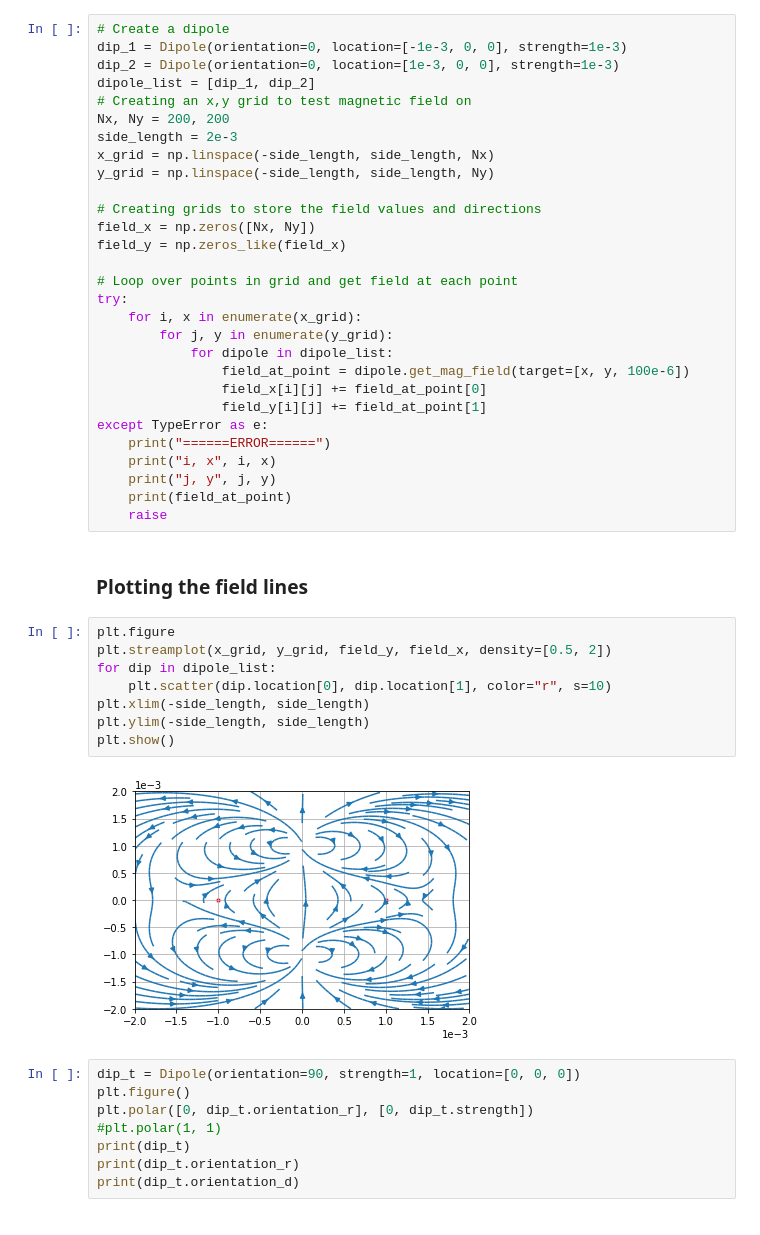
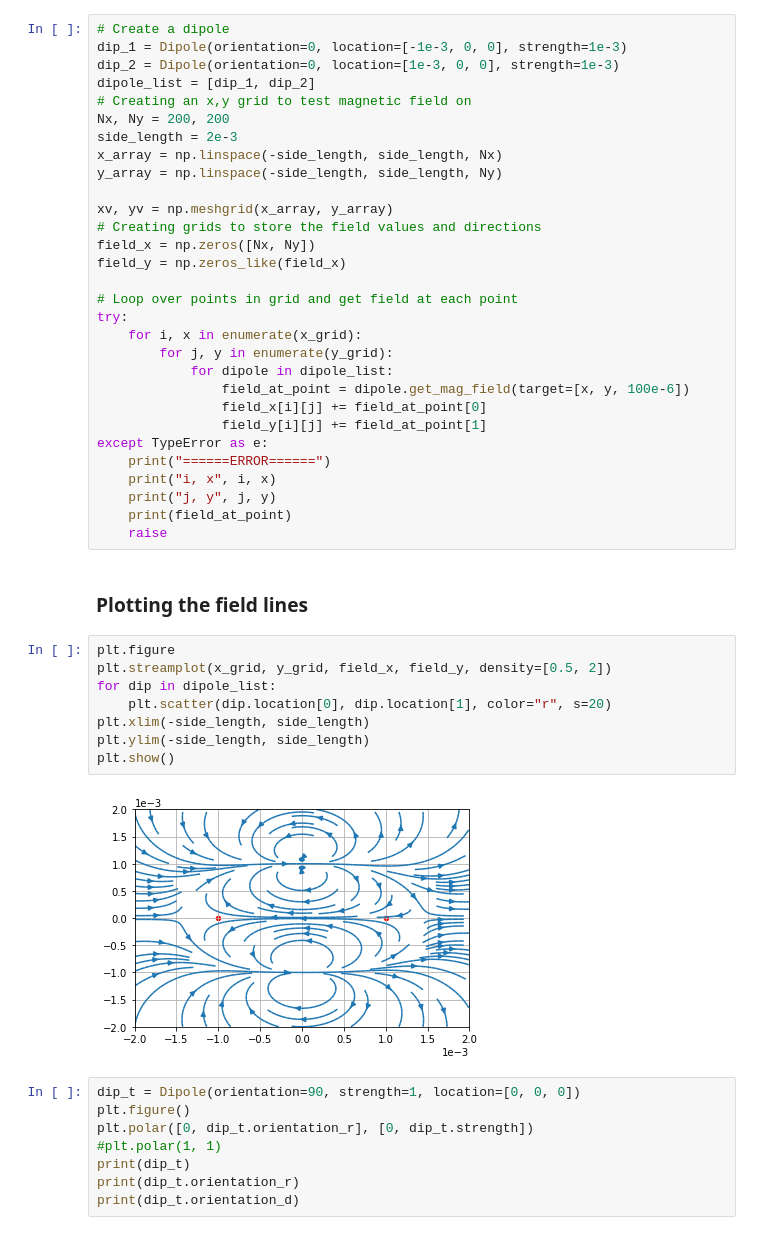
Before and after one commit to AJO-Python/Muon_magnets, a Jupyter notebook: solenoid_grid.ipynb, the cells around one changed output. Cells and saved outputs as stored; diff of their text form.

Commit message:
experiment with np.meshgrid

```diff
--- a/solenoid_grid.ipynb
+++ b/solenoid_grid.ipynb
@@ -122,9 +122,10 @@ dipole_list = [dip_1, dip_2]
 # Creating an x,y grid to test magnetic field on
 Nx, Ny = 200, 200
 side_length = 2e-3
-x_grid = np.linspace(-side_length, side_length, Nx)
-y_grid = np.linspace(-side_length, side_length, Ny)
+x_array = np.linspace(-side_length, side_length, Nx)
+y_array = np.linspace(-side_length, side_length, Ny)
 
+xv, yv = np.meshgrid(x_array, y_array)
 # Creating grids to store the field values and directions
 field_x = np.zeros([Nx, Ny])
 field_y = np.zeros_like(field_x)
@@ -147,14 +148,14 @@ except TypeError as e:
 ### Plotting the field lines
 # %%
 plt.figure
-plt.streamplot(x_grid, y_grid, field_y, field_x, density=[0.5, 2])
+plt.streamplot(x_grid, y_grid, field_x, field_y, density=[0.5, 2])
 for dip in dipole_list:
-    plt.scatter(dip.location[0], dip.location[1], color="r", s=10)
+    plt.scatter(dip.location[0], dip.location[1], color="r", s=20)
 plt.xlim(-side_length, side_length)
 plt.ylim(-side_length, side_length)
 plt.show()
 # %% [output]
-[figure, old version]
+[figure, new version]
 # %%
 dip_t = Dipole(orientation=90, strength=1, location=[0, 0, 0])
 plt.figure()
```
Also changed, not shown: parts of 2 cells of this notebook.
